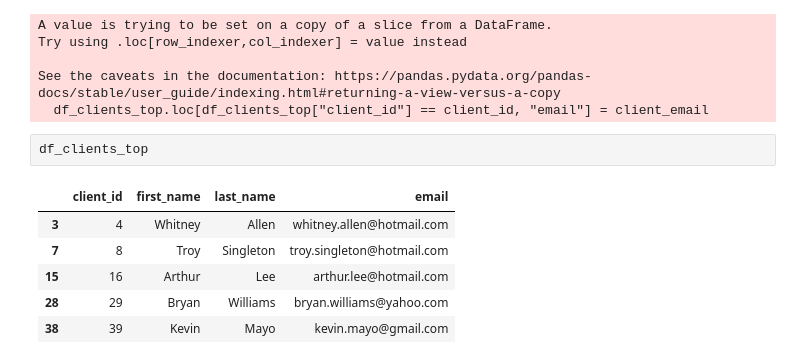
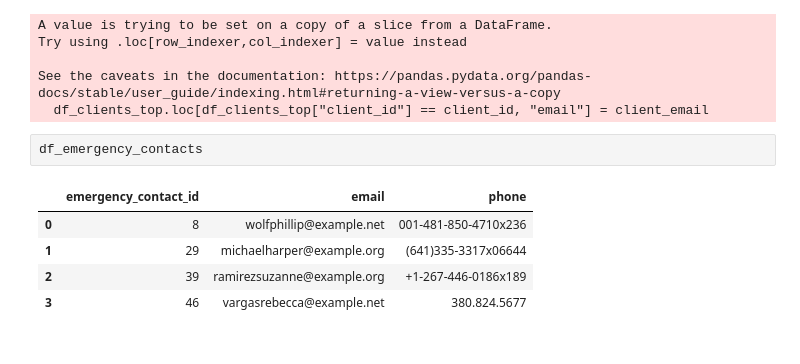
Before and after one commit to werojskz/space_database, a Jupyter notebook: data_creation.ipynb, the cells around one changed output. Drawn from its saved outputs; the diff is of its cells as text.

```diff
--- a/data_creation.ipynb
+++ b/data_creation.ipynb
@@ -1233,11 +1322,10 @@ Try using .loc[row_indexer,col_indexer] = value instead
 See the caveats in the documentation: https://pandas.pydata.org/pandas-docs/stable/user_guide/indexing.html#returning-a-view-versus-a-copy
   df_clients_top.loc[df_clients_top["client_id"] == client_id, "email"] = client_email
 # %%
-df_clients_top
+df_emergency_contacts
 # %% [output]
-|  | client_id | first_name | last_name | email |
-| 3 | 4 | Whitney | Allen | whitney.allen@hotmail.com |
-| 7 | 8 | Troy | Singleton | troy.singleton@hotmail.com |
-| 15 | 16 | Arthur | Lee | arthur.lee@hotmail.com |
-| 28 | 29 | Bryan | Williams | bryan.williams@yahoo.com |
-| 38 | 39 | Kevin | Mayo | kevin.mayo@gmail.com |
+|  | emergency_contact_id | email | phone |
+| 0 | 8 | wolfphillip@example.net | 001-481-850-4710x236 |
+| 1 | 29 | michaelharper@example.org | (641)335-3317x06644 |
+| 2 | 39 | ramirezsuzanne@example.org | +1-267-446-0186x189 |
+| 3 | 46 | vargasrebecca@example.net | 380.824.5677 |
```
Also changed, not shown: parts of 12 cells of this notebook, 14 other files.
